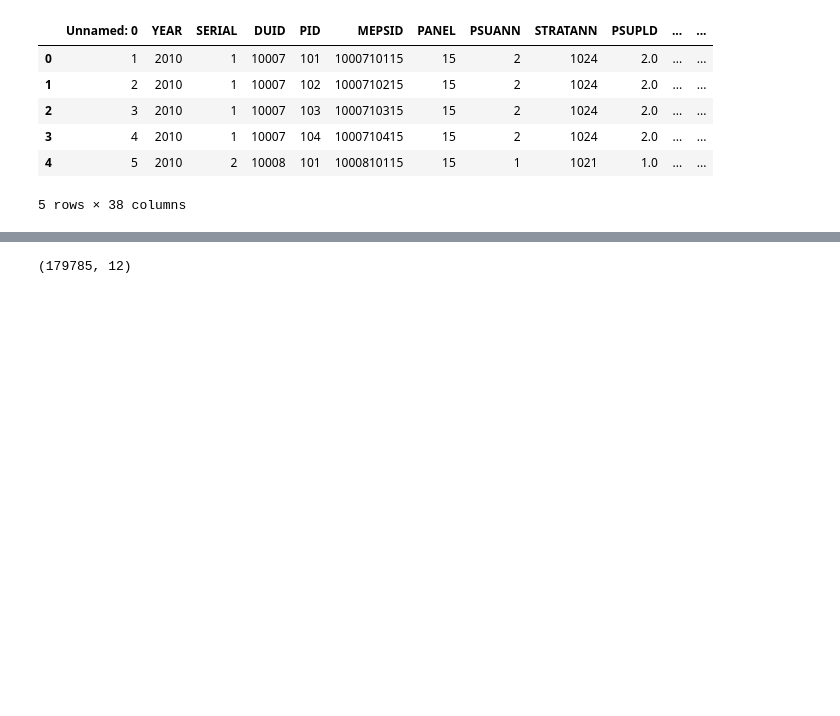
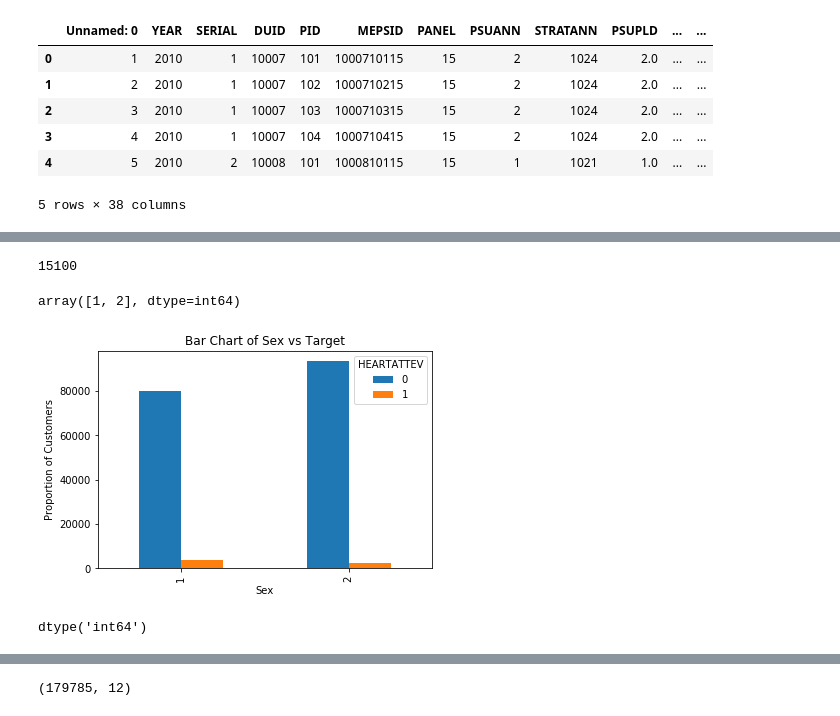
Before and after one commit to honshu77/DSA_project, a Jupyter notebook: IPUMS.ipynb, the cells around one changed output, grey strips where cells are left out. Cells and saved outputs as stored; diff of their text form; code cells hidden in the pictures; blank space fills up the shorter version.

```diff
--- a/IPUMS.ipynb
+++ b/IPUMS.ipynb
@@ -78,3 +68,24 @@ data.drop(data[-data[target_variable].isin([1, 2])].index, inplace = True)
 data.loc[data[target_variable] == 1,target_variable] = 0
 data.loc[data[target_variable] == 2,target_variable] = 1
 data = data.reset_index(drop = True)
+# %%
+sum(data['DIABWEIGHT'] != 0)
+#exclude as too many 0
+# %% [output]
+15100
+# %%
+data['SEX'].unique()
+# %% [output]
+array([1, 2], dtype=int64)
+# %%
+pd.crosstab(data.SEX,data[target_variable]).plot(kind='bar')
+plt.title('Bar Chart of Sex vs Target')
+plt.xlabel('Sex')
+plt.ylabel('Proportion of Customers')
+plt.savefig('sex_vs_tgt')
+# %% [output]
+[figure, added]
+# %%
+data['MARSTAT'].dtype
+# %% [output]
+dtype('int64')
```
Also changed, not shown: parts of 45 cells of this notebook.
